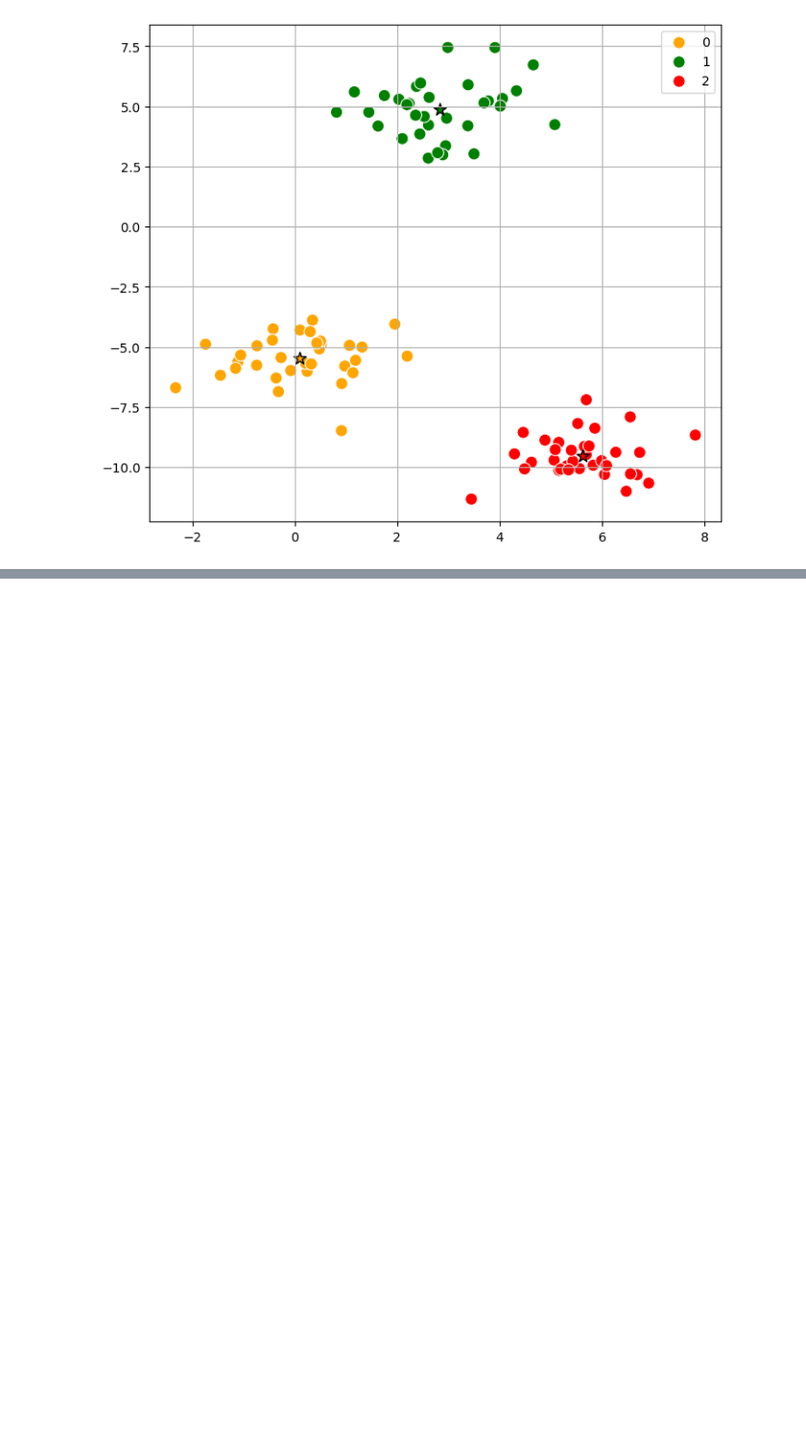
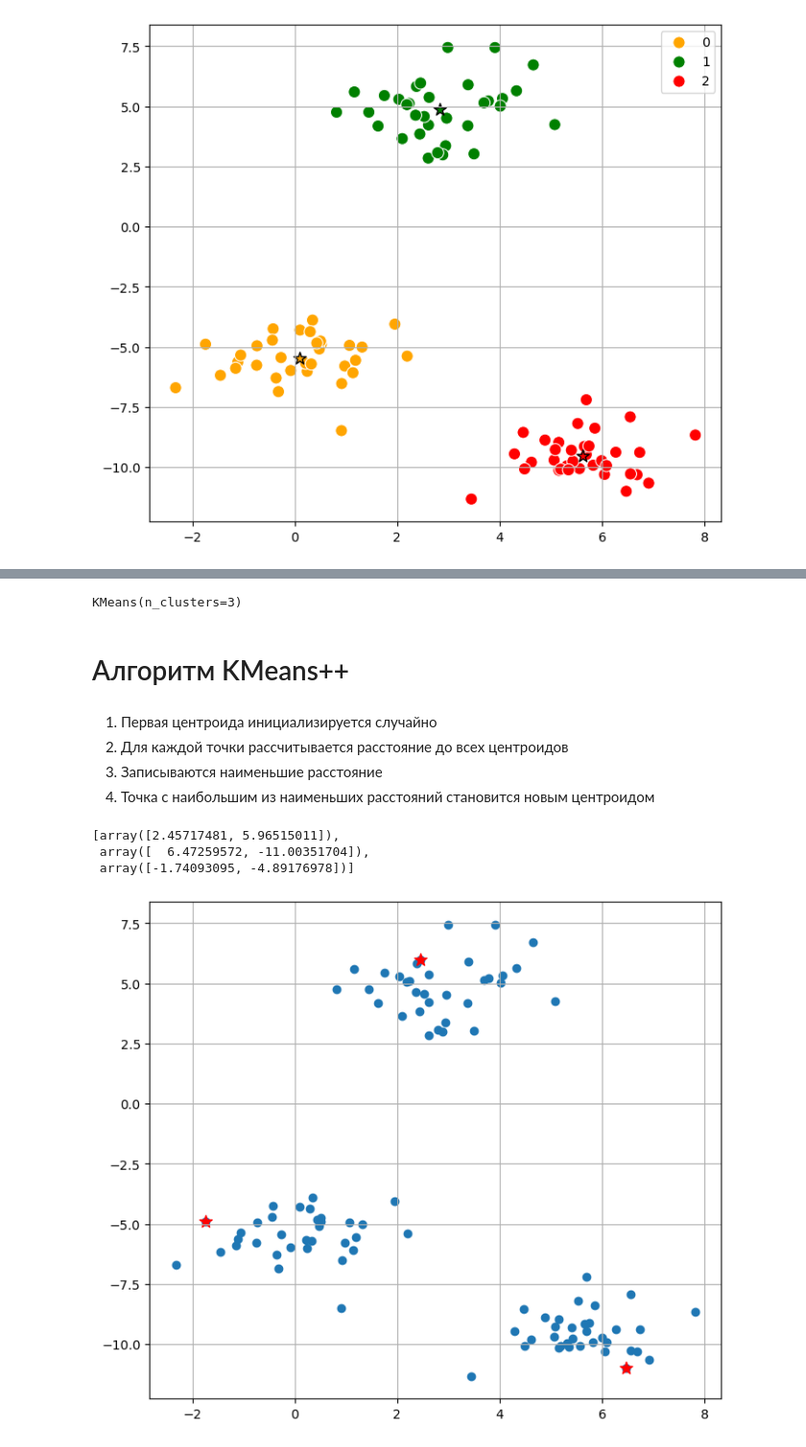
Before and after one commit to EngeloX/ds, a Jupyter notebook: Notebooks/KMeans.ipynb, the cells around one changed output, grey strips where cells are left out. Shown: that part at 96% size. Cells and saved outputs as stored; diff of their text form; code cells hidden in the pictures; blank space fills up the shorter version.

```diff
--- a/Notebooks/KMeans.ipynb
+++ b/Notebooks/KMeans.ipynb
@@ -319,0 +334,54 @@ for i in range(len(model.cluster_centers_)):
+# %%
+model = KMeans(n_clusters=3, init='k-means++')
+model
+# %% [output]
+KMeans(n_clusters=3)
+# %% [markdown]
+# Алгоритм KMeans++
+# %% [markdown]
+1. Первая центроида инициализируется случайно
+2. Для каждой точки рассчитывается расстояние до всех центроидов
+3. Записываются наименьшие расстояние
+4. Точка с наибольшим из наименьших расстояний становится новым центроидом
+# %%
+def KMeansPlusPlus(X, k, seed=0):
+    centroids = []
+    np.random.seed(seed)
+
+    # Инициализация первой точки
+    centroid_id = np.random.choice(X.shape[0])
+    centroids.append(X[centroid_id])
+
+    # Инициализация остальных точек
+    for _ in range(k-1):
+        dists = []
+
+        # Для каждой точки рассчитыаются расстояния до каждого центроида
+        for x in X:
+            # Считаем расстояние от точки до центроидов
+            distances = np.linalg.norm(centroids - x, axis=1)
+            # Выбирается расстояние до ближайшего центроида
+            dists.append(distances.min())
+
+        obj_ind = np.array(dists).argmax() # Выбирается индекс наиболее удаленной точки
+        next_centroids = X[obj_ind] # Точка под этим индексом выбирается как новый центроид
+        centroids.append(next_centroids)
+
+    return centroids
+# %%
+centroids = KMeansPlusPlus(X, 3,seed=1)
+centroids
+# %% [output]
+[array([2.45717481, 5.96515011]),
+ array([  6.47259572, -11.00351704]),
+ array([-1.74093095, -4.89176978])]
+# %%
+plt.figure(figsize=(8, 7))
+plt.grid()
+
+plt.scatter(X[:, 0], X[:, 1])
+
+for center in centroids:
+    plt.scatter(center[0], center[1], c='red', marker='*', s=100);
+# %% [output]
+[figure, added]
```
Also changed, not shown: parts of 27 cells of this notebook, 1 other file.
